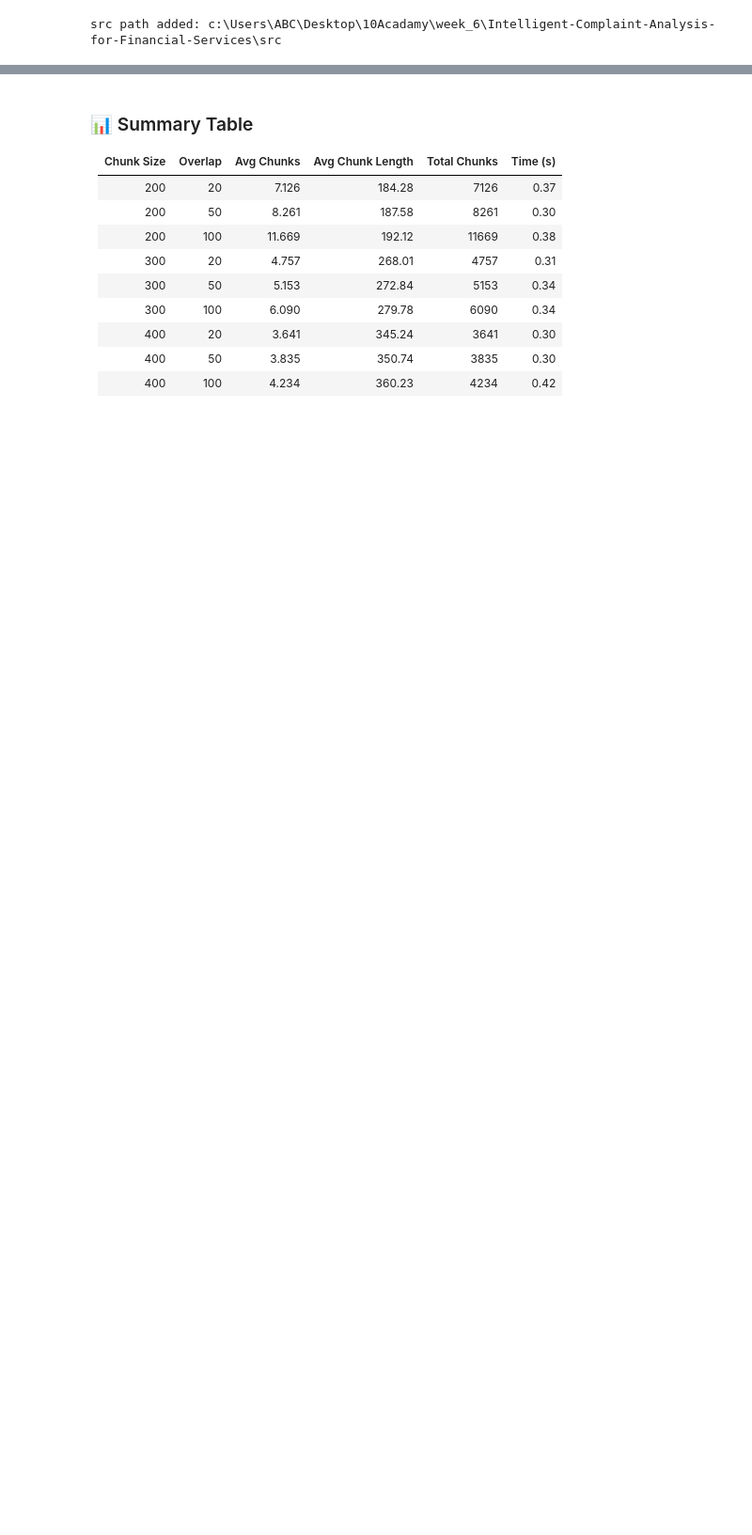
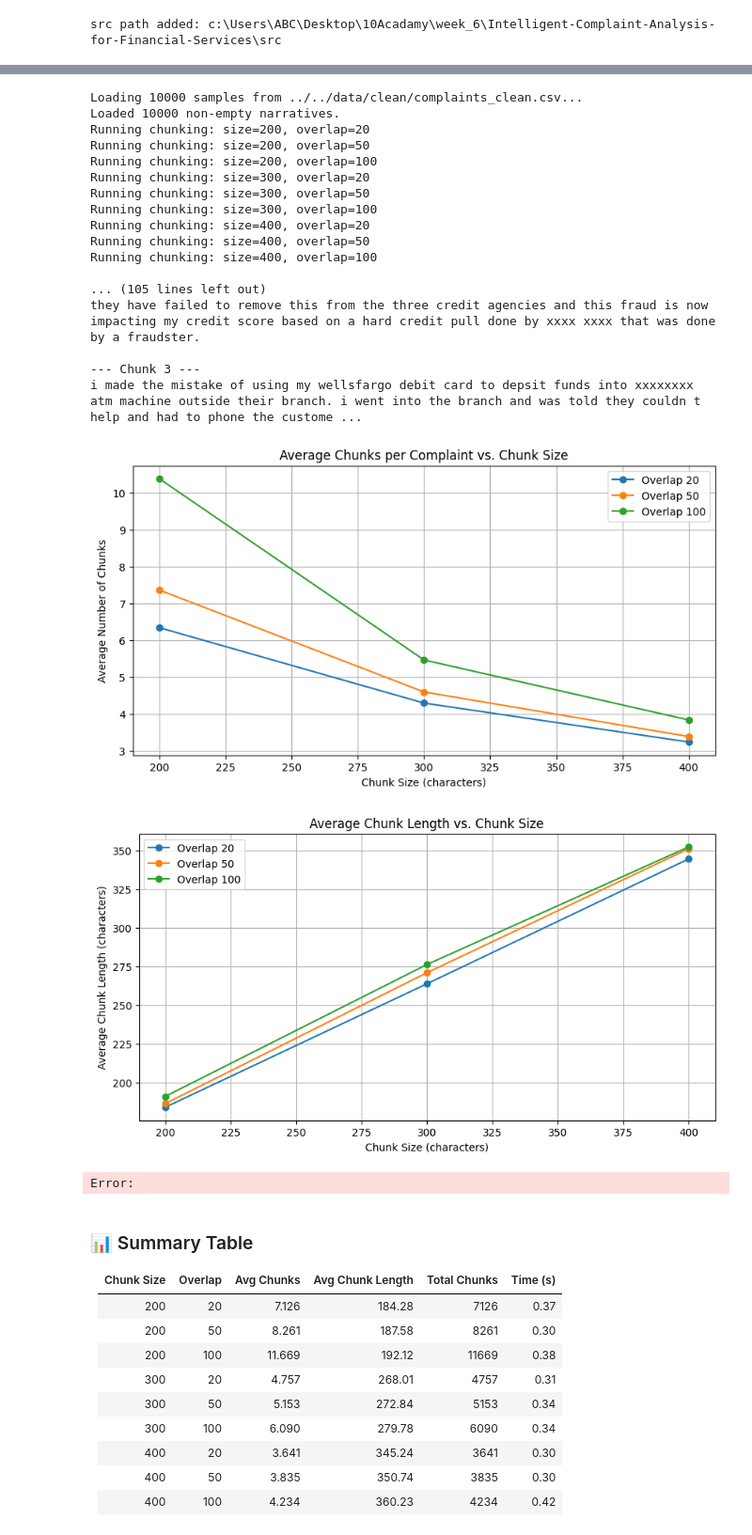
Before and after one commit to sumeyaaaa/Intelligent-Complaint-Analysis-for-Financial-Services, a Jupyter notebook: notbooks/task-2/chunking_evaluation.ipynb, the cells around one changed output, grey strips where cells are left out. Shown at 94% size. Saved outputs shown, nothing was run; the diff lists cells and outputs as text; code cells hidden in the pictures; blank space fills up the shorter version.

```diff
--- a/notbooks/task-2/chunking_evaluation.ipynb
+++ b/notbooks/task-2/chunking_evaluation.ipynb
@@ -162,3 +45,54 @@ i made the mistake of using my wellsfargo debit card to depsit funds into xxxxxx
+# %%
+# run_chunking_evaluation.py
+
+from chunking_and_evaluate import load_complaints,evaluate_chunking_configs,generate_summary_report, plot_chunking_results
+
+def main():
+    """Main function to run the entire chunking evaluation process."""
+
+    # --- Configuration ---
+    CSV_PATH = r"../../data/clean/complaints_clean.csv"
+    SAMPLE_SIZE = 10000
+    CHUNK_SIZES = [200, 300, 400]
+    OVERLAPS = [20, 50, 100]
+
+    # --- Process ---
+    # 1. Load data
+    texts = load_complaints(csv_path=CSV_PATH, sample_size=SAMPLE_SIZE)
+
+    # 2. Define configurations to test
+    chunk_configs = [{"chunk_size": s, "overlap": o} for s in CHUNK_SIZES for o in OVERLAPS]
+
+    # 3. Run evaluation
+    results_df, examples = evaluate_chunking_configs(texts, chunk_configs)
+
+    # 4. Generate reports and plots
+    generate_summary_report(results_df, examples)
+    plot_chunking_results(results_df)
+
+if __name__ == "__main__":
+    main()
+# %% [output]
+Loading 10000 samples from ../../data/clean/complaints_clean.csv...
+Loaded 10000 non-empty narratives.
+Running chunking: size=200, overlap=20
+Running chunking: size=200, overlap=50
+Running chunking: size=200, overlap=100
+Running chunking: size=300, overlap=20
+Running chunking: size=300, overlap=50
+Running chunking: size=300, overlap=100
+Running chunking: size=400, overlap=20
+Running chunking: size=400, overlap=50
+Running chunking: size=400, overlap=100
+
+... (105 lines left out)
+they have failed to remove this from the three credit agencies and this fraud is now impacting my credit score based on a hard credit pull done by xxxx xxxx that was done by a fraudster.
+
+--- Chunk 3 ---
+i made the mistake of using my wellsfargo debit card to depsit funds into xxxxxxxx atm machine outside their branch. i went into the branch and was told they couldn t help and had to phone the custome ...
+[figure, added]
+[figure, added]
+Error:
 # %% [markdown]
 ### 📊 Summary Table
 
```
Also changed, not shown: parts of 3 cells of this notebook, 20 other files.
